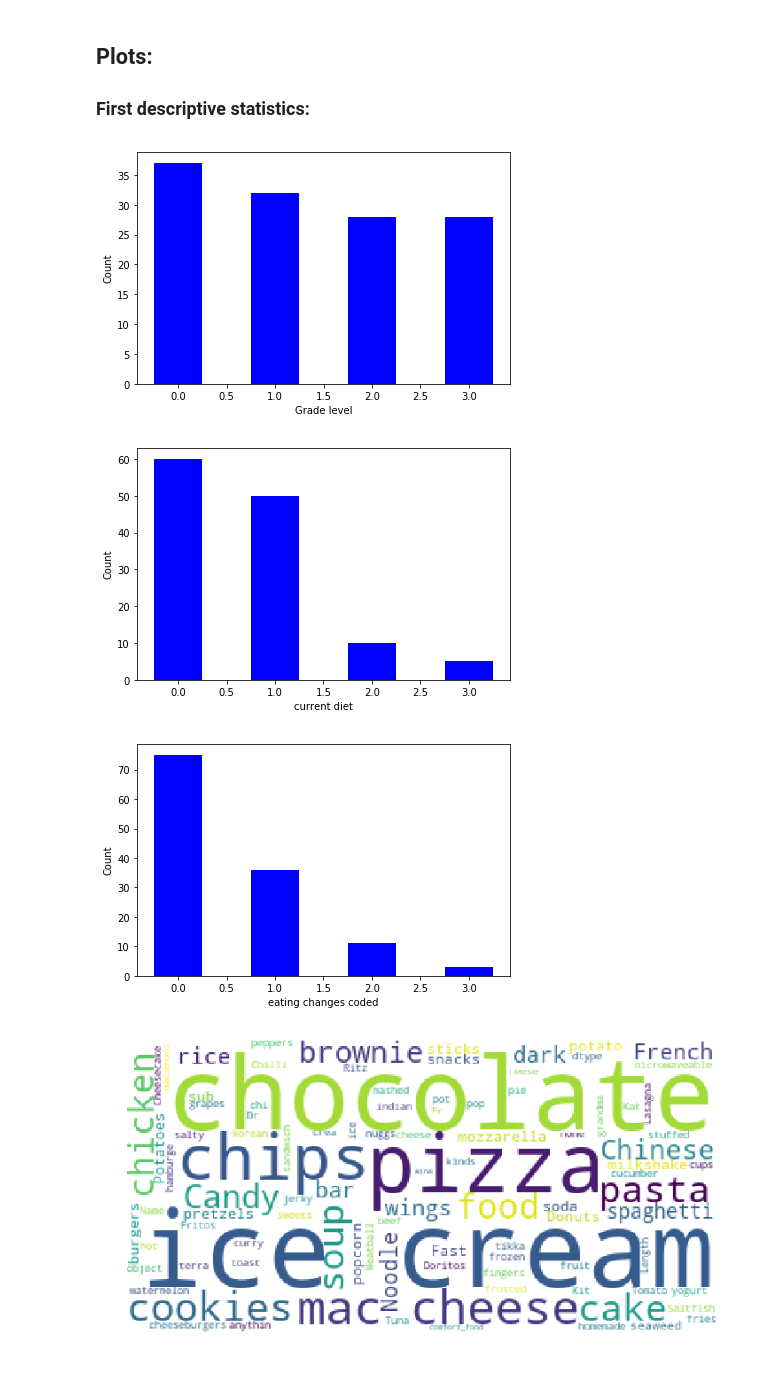
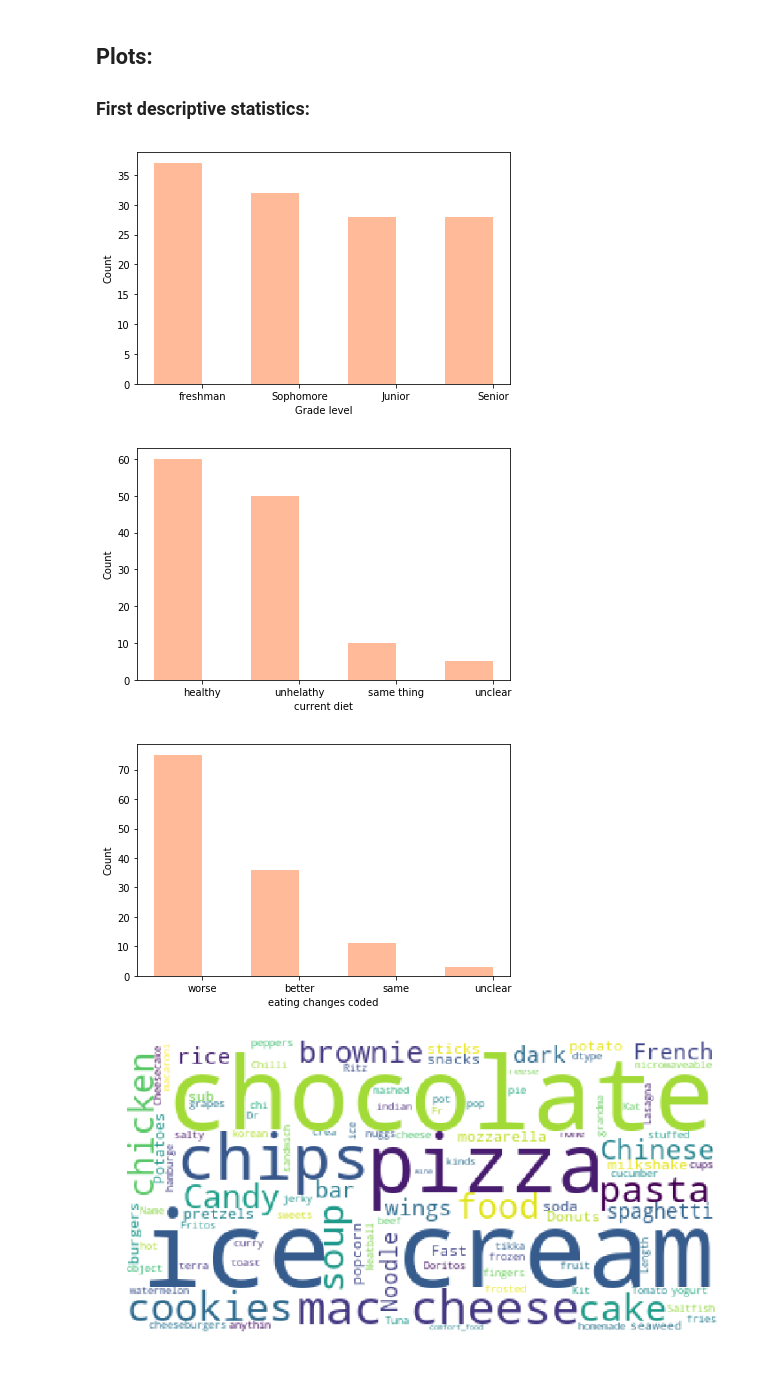
Before and after one commit to ahmedhagii/visual-analytics-project, a Jupyter notebook: visual-analytics-lab.ipynb, the cells around one changed output. Drawn from its saved outputs; the diff is of its cells as text; code cells hidden in the pictures.

```diff
--- a/visual-analytics-lab.ipynb
+++ b/visual-analytics-lab.ipynb
@@ -80,26 +80,26 @@ Name: type_sports, dtype: int64
 # %%
 def bar_chart(attribute, ticks_values,label):
     y = data[attribute].value_counts()
     N = len(y)
     x = range(N)
     width = 0.5
-    plt.bar(x, y, width, color="blue" )
+    plt.bar(x, y, width, color="#ffbb99" )
     plt.xlabel(label)
     plt.ylabel('Count')
     index = ind = np.arange(len(x))
-    #plt.xticks(index + width / 2, ticks_values)
+    plt.xticks(index + width / 2, ticks_values)
 
     plt.tight_layout()
     plt.show()
 
 bar_chart('grade_level',('freshman' ,'Sophomore' ,'Junior' ,'Senior'),'Grade level')
 bar_chart('diet_current_coded',('healthy' ,'unhelathy' ,'same thing' ,'unclear'),'current diet')
 
 bar_chart('eating_changes_coded',('worse' ,'better' ,'same' ,'unclear'),'eating changes coded')
 # %% [output]
-[figure, old version]
+[figure, new version]
-[figure, old version]
+[figure, new version]
-[figure, old version]
+[figure, new version]
 # %%
 #todo add label to the graph ?
 
```
Also changed, not shown: parts of 2 cells of this notebook.
